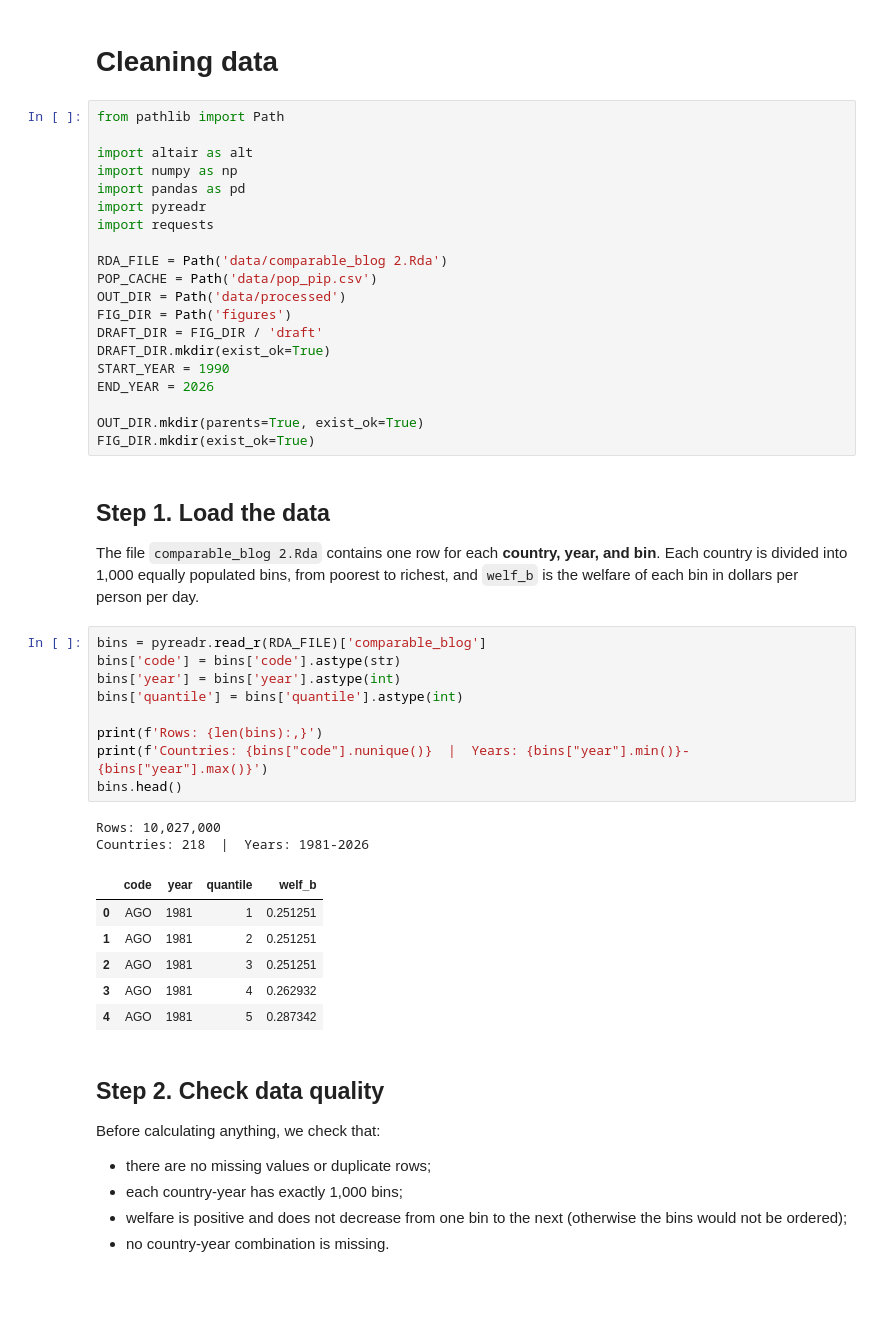
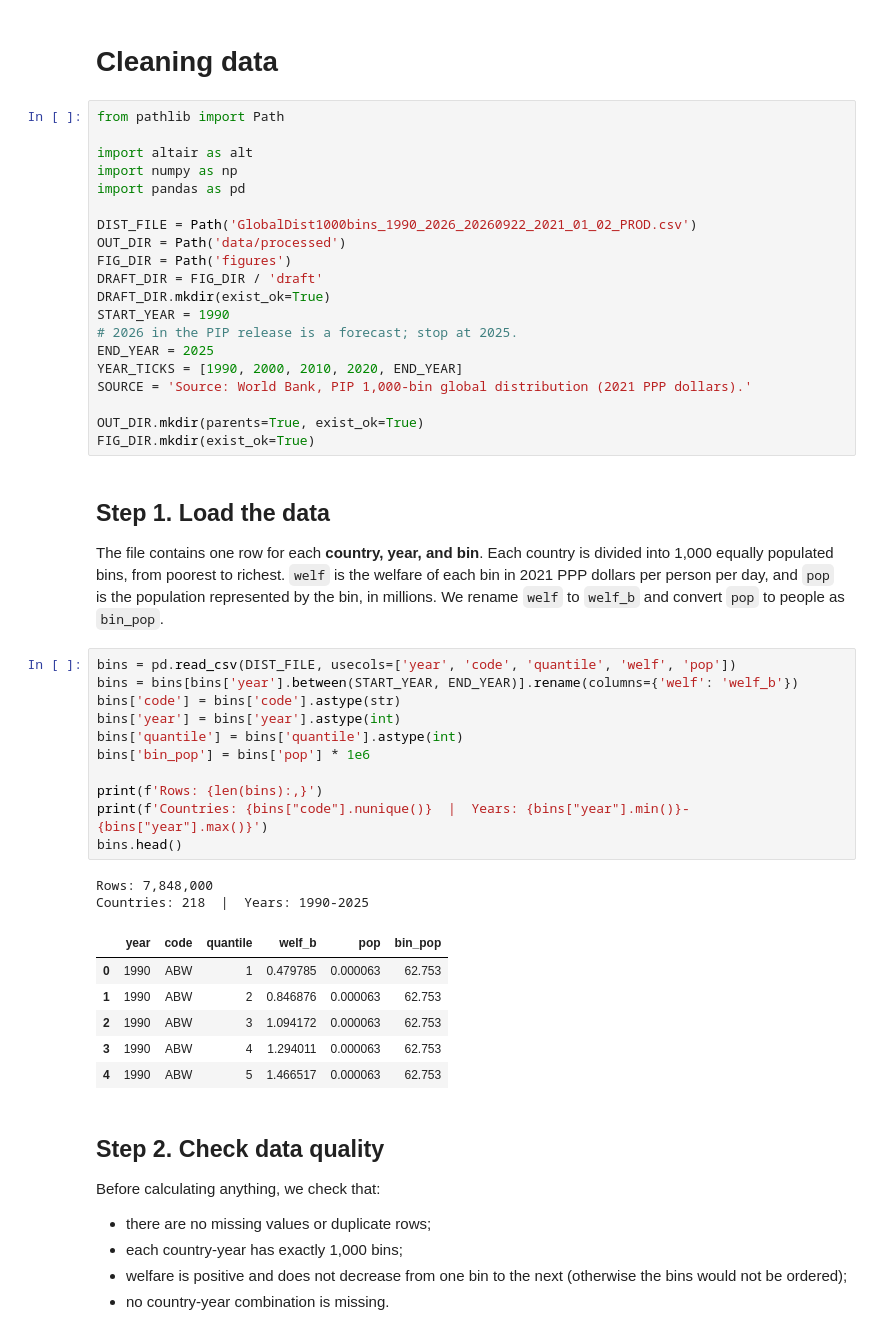
Before and after one commit to daniavayu/CAPP-static-viz, a Jupyter notebook: 00_build_deciles.ipynb, the cells around one changed output. Cells and saved outputs as stored; diff of their text form; blank space fills up the shorter version.

```diff
--- a/00_build_deciles.ipynb
+++ b/00_build_deciles.ipynb
@@ -17,42 +19,44 @@ from pathlib import Path
 import altair as alt
 import numpy as np
 import pandas as pd
-import pyreadr
-import requests
 
-RDA_FILE = Path('data/comparable_blog 2.Rda')
-POP_CACHE = Path('data/pop_pip.csv')
+DIST_FILE = Path('GlobalDist1000bins_1990_2026_20260922_2021_01_02_PROD.csv')
 OUT_DIR = Path('data/processed')
 FIG_DIR = Path('figures')
 DRAFT_DIR = FIG_DIR / 'draft'
 DRAFT_DIR.mkdir(exist_ok=True)
 START_YEAR = 1990
-END_YEAR = 2026
+# 2026 in the PIP release is a forecast; stop at 2025.
+END_YEAR = 2025
+YEAR_TICKS = [1990, 2000, 2010, 2020, END_YEAR]
+SOURCE = 'Source: World Bank, PIP 1,000-bin global distribution (2021 PPP dollars).'
 
 OUT_DIR.mkdir(parents=True, exist_ok=True)
 FIG_DIR.mkdir(exist_ok=True)
 # %% [markdown]
 ## Step 1. Load the data
 
-The file `comparable_blog 2.Rda` contains one row for each **country, year, and bin**. Each country is divided into 1,000 equally populated bins, from poorest to richest, and `welf_b` is the welfare of each bin in dollars per person per day.
+The file contains one row for each **country, year, and bin**. Each country is divided into 1,000 equally populated bins, from poorest to richest. `welf` is the welfare of each bin in 2021 PPP dollars per person per day, and `pop` is the population represented by the bin, in millions. We rename `welf` to `welf_b` and convert `pop` to people as `bin_pop`.
 # %%
-bins = pyreadr.read_r(RDA_FILE)['comparable_blog']
+bins = pd.read_csv(DIST_FILE, usecols=['year', 'code', 'quantile', 'welf', 'pop'])
+bins = bins[bins['year'].between(START_YEAR, END_YEAR)].rename(columns={'welf': 'welf_b'})
 bins['code'] = bins['code'].astype(str)
 bins['year'] = bins['year'].astype(int)
 bins['quantile'] = bins['quantile'].astype(int)
+bins['bin_pop'] = bins['pop'] * 1e6
 
 print(f'Rows: {len(bins):,}')
 print(f'Countries: {bins["code"].nunique()}  |  Years: {bins["year"].min()}-{bins["year"].max()}')
 bins.head()
 # %% [output]
-Rows: 10,027,000
-Countries: 218  |  Years: 1981-2026
+Rows: 7,848,000
+Countries: 218  |  Years: 1990-2025
-|  | code | year | quantile | welf_b |
-| 0 | AGO | 1981 | 1 | 0.251251 |
-| 1 | AGO | 1981 | 2 | 0.251251 |
-| 2 | AGO | 1981 | 3 | 0.251251 |
-| 3 | AGO | 1981 | 4 | 0.262932 |
-| 4 | AGO | 1981 | 5 | 0.287342 |
+|  | year | code | quantile | welf_b | pop | bin_pop |
+| 0 | 1990 | ABW | 1 | 0.479785 | 0.000063 | 62.753 |
+| 1 | 1990 | ABW | 2 | 0.846876 | 0.000063 | 62.753 |
+| 2 | 1990 | ABW | 3 | 1.094172 | 0.000063 | 62.753 |
+| 3 | 1990 | ABW | 4 | 1.294011 | 0.000063 | 62.753 |
+| 4 | 1990 | ABW | 5 | 1.466517 | 0.000063 | 62.753 |
 # %% [markdown]
 ## Step 2. Check data quality
 
```
Also changed, not shown: parts of 29 cells of this notebook.
